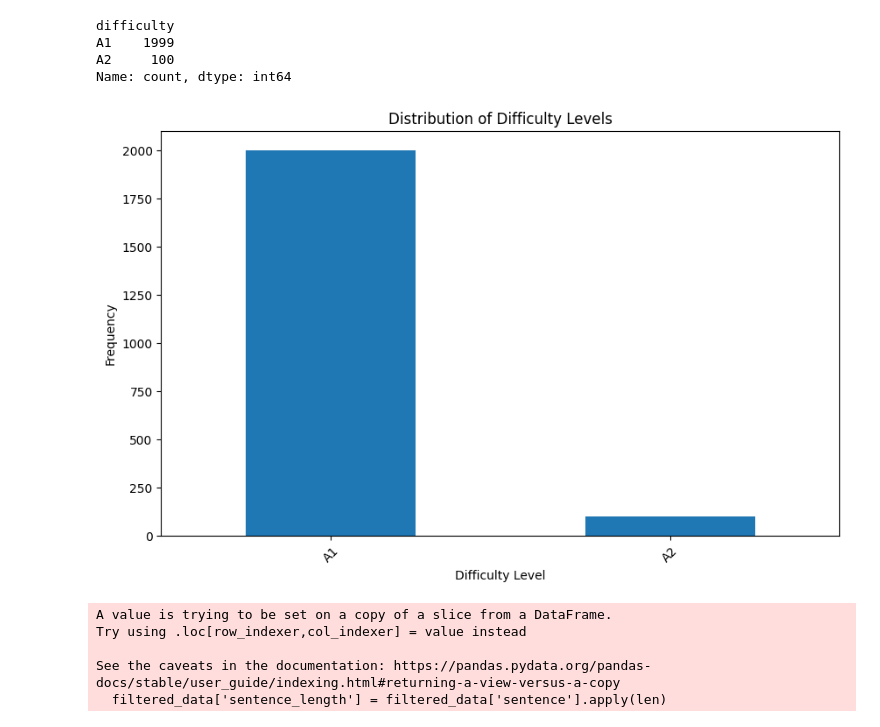
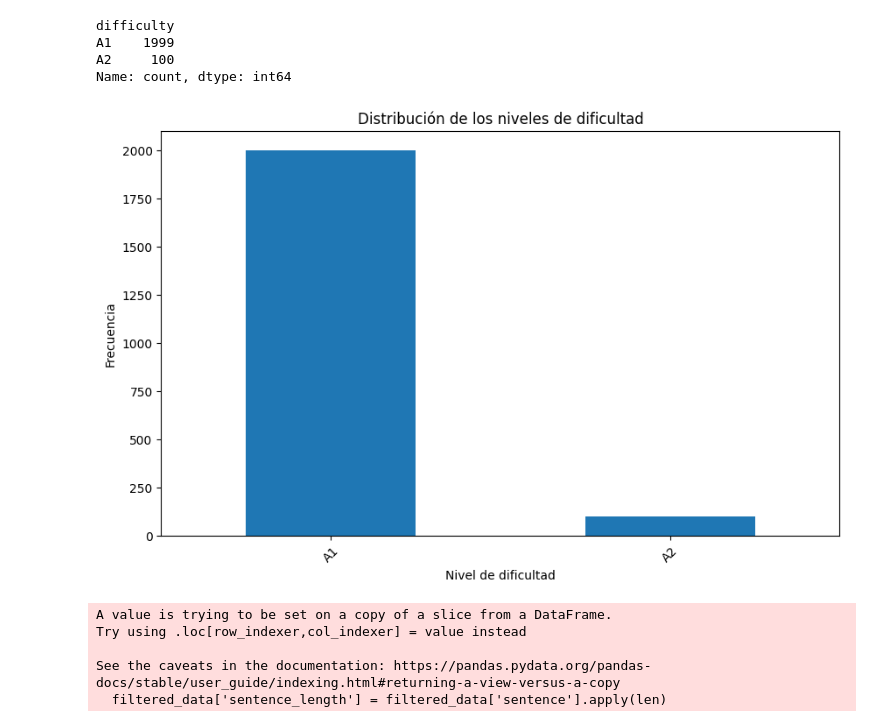
Before and after one commit to steepsalvadorman/MLF, a Jupyter notebook: dataexploration.ipynb, the cells around one changed output. Saved outputs shown, nothing was run; the diff lists cells and outputs as text; code cells hidden in the pictures.

```diff
--- a/dataexploration.ipynb
+++ b/dataexploration.ipynb
@@ -75,14 +75,14 @@ Name: count, dtype: int64
 # %%
 import matplotlib.pyplot as plt
 
-# Plotting
+# Dibujo de la distribución de los niveles de dificultad
 plt.figure(figsize=(10, 6))
 difficulty_counts.plot(kind='bar')
-plt.title('Distribution of Difficulty Levels')
-plt.xlabel('Difficulty Level')
-plt.ylabel('Frequency')
+plt.title('Distribución de los niveles de dificultad')
+plt.xlabel('Nivel de dificultad')
+plt.ylabel('Frecuencia')
 plt.xticks(rotation=45)
 plt.show()
 # %% [output]
-[figure, old version]
+[figure, new version]
 # %%
```
Also changed, not shown: parts of 7 cells of this notebook, 6 other files.
